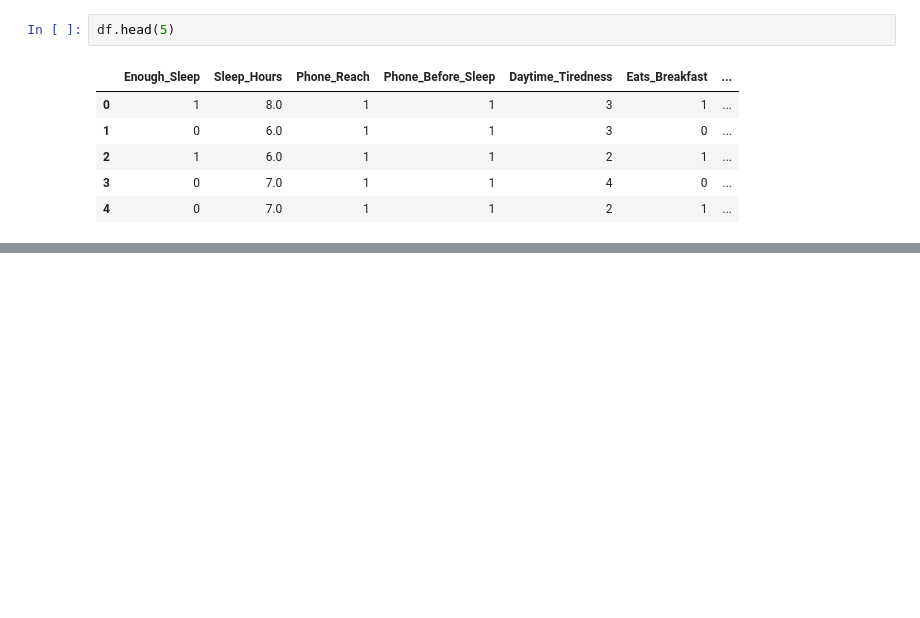
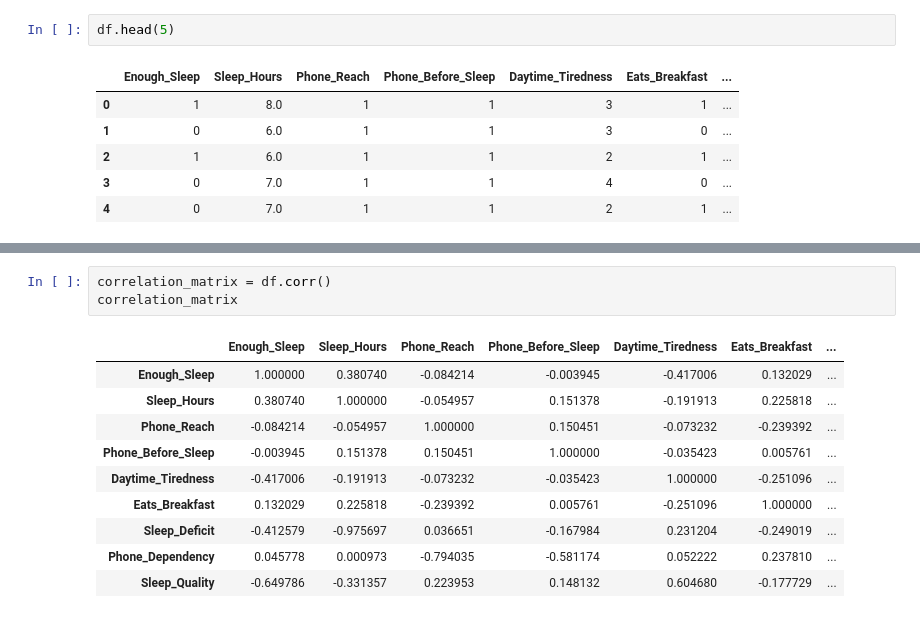
Before and after one commit to DANUSHMATHI2002/7PAM2000-0901-Applied_Data_Science, a Jupyter notebook: ASS1.ipynb, the cells around one changed output, grey strips where cells are left out. Cells and saved outputs as stored; diff of their text form; blank space fills up the shorter version.

```diff
--- a/ASS1.ipynb
+++ b/ASS1.ipynb
@@ -80,0 +82,14 @@ df.describe()
+# %%
+correlation_matrix = df.corr()
+correlation_matrix
+# %% [output]
+|  | Enough_Sleep | Sleep_Hours | Phone_Reach | Phone_Before_Sleep | Daytime_Tiredness | Eats_Breakfast | ... |
+| Enough_Sleep | 1.000000 | 0.380740 | -0.084214 | -0.003945 | -0.417006 | 0.132029 | ... |
+| Sleep_Hours | 0.380740 | 1.000000 | -0.054957 | 0.151378 | -0.191913 | 0.225818 | ... |
+| Phone_Reach | -0.084214 | -0.054957 | 1.000000 | 0.150451 | -0.073232 | -0.239392 | ... |
+| Phone_Before_Sleep | -0.003945 | 0.151378 | 0.150451 | 1.000000 | -0.035423 | 0.005761 | ... |
+| Daytime_Tiredness | -0.417006 | -0.191913 | -0.073232 | -0.035423 | 1.000000 | -0.251096 | ... |
+| Eats_Breakfast | 0.132029 | 0.225818 | -0.239392 | 0.005761 | -0.251096 | 1.000000 | ... |
+| Sleep_Deficit | -0.412579 | -0.975697 | 0.036651 | -0.167984 | 0.231204 | -0.249019 | ... |
+| Phone_Dependency | 0.045778 | 0.000973 | -0.794035 | -0.581174 | 0.052222 | 0.237810 | ... |
+| Sleep_Quality | -0.649786 | -0.331357 | 0.223953 | 0.148132 | 0.604680 | -0.177729 | ... |
```
Also changed, not shown: parts of 3 cells of this notebook.
